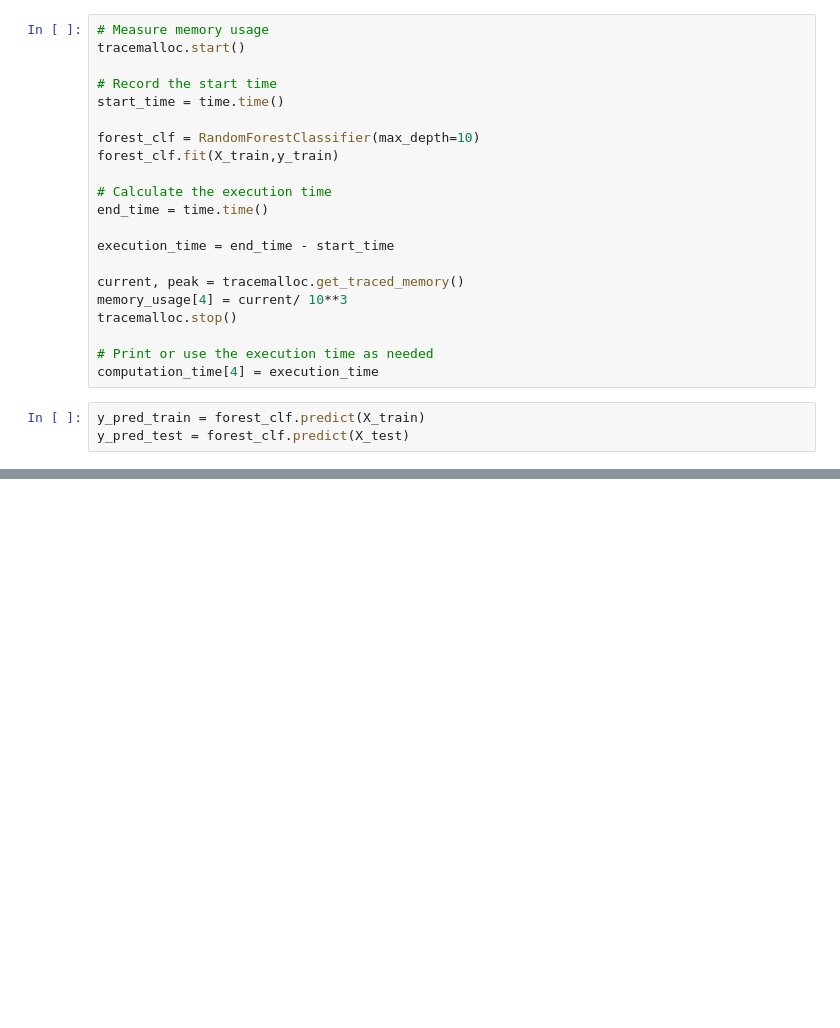
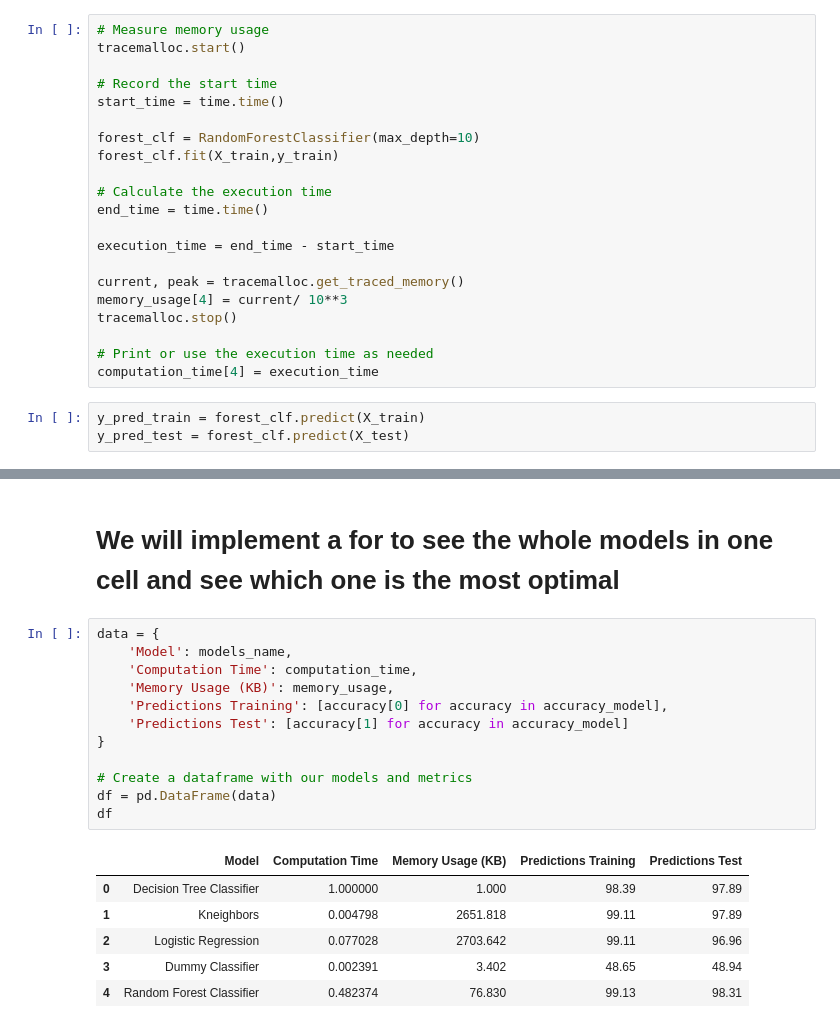
Before and after one commit to Lydiadel/BrakToothAttack_Analysis, a Jupyter notebook: BrakTooth_Attack.ipynb, the cells around one changed output, grey strips where cells are left out. Cells and saved outputs as stored; diff of their text form; blank space fills up the shorter version.

```diff
--- a/BrakTooth_Attack.ipynb
+++ b/BrakTooth_Attack.ipynb
@@ -1552,3 +1553,24 @@ Inform of Classification:
     accuracy                           0.95      1183
    macro avg       0.95      0.95      0.95      1183
 weighted avg       0.95      0.95      0.95      1183
+# %% [markdown]
+# We will implement a for to see the whole models in one cell and see which one is the most optimal
+# %%
+data = {
+    'Model': models_name,
+    'Computation Time': computation_time,
+    'Memory Usage (KB)': memory_usage,
+    'Predictions Training': [accuracy[0] for accuracy in accuracy_model],
+    'Predictions Test': [accuracy[1] for accuracy in accuracy_model]
+}
+
+# Create a dataframe with our models and metrics
+df = pd.DataFrame(data)
+df
+# %% [output]
+|  | Model | Computation Time | Memory Usage (KB) | Predictions Training | Predictions Test |
+| 0 | Decision Tree Classifier | 1.000000 | 1.000 | 98.39 | 97.89 |
+| 1 | Kneighbors | 0.004798 | 2651.818 | 99.11 | 97.89 |
+| 2 | Logistic Regression | 0.077028 | 2703.642 | 99.11 | 96.96 |
+| 3 | Dummy Classifier | 0.002391 | 3.402 | 48.65 | 48.94 |
+| 4 | Random Forest Classifier | 0.482374 | 76.830 | 99.13 | 98.31 |
```
Also changed, not shown: parts of 4 cells of this notebook.
